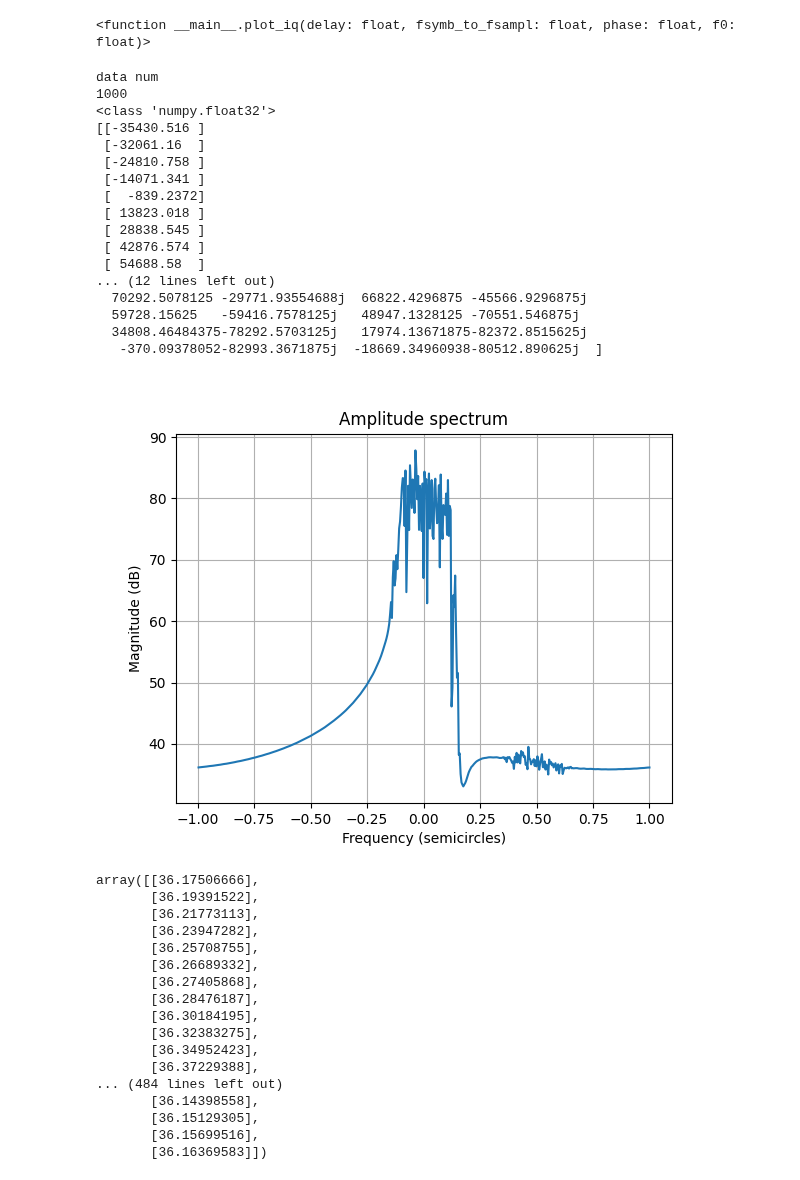
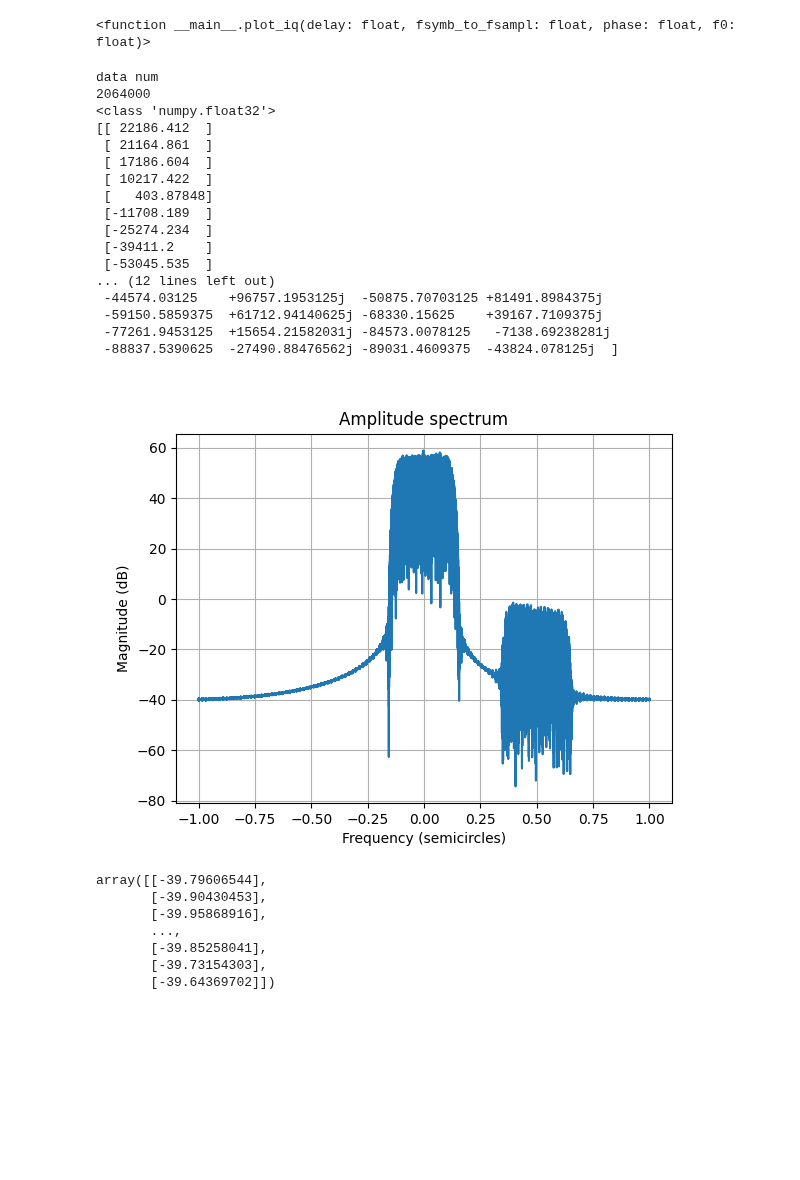
Before and after one commit to incredibleSaint/signal_processing, a Jupyter notebook: qpsk_visualization.ipynb, the cells around one changed output. Drawn from its saved outputs; the diff is of its cells as text; code cells hidden in the pictures; blank space fills up the shorter version.

```diff
--- a/qpsk_visualization.ipynb
+++ b/qpsk_visualization.ipynb
@@ -544,55 +544,47 @@ def make_cmplx_sig(iq_data):
 # %%
 
 # 1: Source signal
 #plt.close()
 #file_path = "/home/xy/Documents/samples.pcm"
 file_path = "/home/xy/cuda_filt_sig_int16.pcm" #Documents/linkstar_625kbaud_fs_1250kHz.pcm"
 file_path = "qpsk_rc_int16_1_sig.bin"
 file_path = "qpsk_rrc_int16_after_py_rrc_fl32.bin"
+# file_path = "qpsk_rrc_float.bin"
+#file_path = "/home/incredible/Projects/gpu/GPU_Overlap-and-save_convolution/GPU_OLS_C2C_sharedmemory/conv_signal.dat"
 
 data_type = 'float32'
 figure_counter = 0
-source_samples = read_float_by_unpack_delimeter(file_path, data_type, 1000, 0, '')
+source_samples = read_float_by_unpack_delimeter(file_path, data_type, 0, 0, '')
 source_signal = make_cmplx_sig(source_samples)
 print(source_signal[:30])
 #source_signal_full = read_signal(file_path, 'h', 20000)
 plot_spectrum(source_signal, 0)
 # %% [output]
 data num
-1000
+2064000
 <class 'numpy.float32'>
-[[-35430.516 ]
- [-32061.16  ]
- [-24810.758 ]
- [-14071.341 ]
- [  -839.2372]
- [ 13823.018 ]
- [ 28838.545 ]
- [ 42876.574 ]
- [ 54688.58  ]
+[[ 22186.412  ]
+ [ 21164.861  ]
+ [ 17186.604  ]
+ [ 10217.422  ]
+ [   403.87848]
+ [-11708.189  ]
+ [-25274.234  ]
+ [-39411.2    ]
+ [-53045.535  ]
 ... (12 lines left out)
-  70292.5078125 -29771.93554688j  66822.4296875 -45566.9296875j
-  59728.15625   -59416.7578125j   48947.1328125 -70551.546875j
-  34808.46484375-78292.5703125j   17974.13671875-82372.8515625j
-   -370.09378052-82993.3671875j  -18669.34960938-80512.890625j  ]
+ -44574.03125    +96757.1953125j  -50875.70703125 +81491.8984375j
+ -59150.5859375  +61712.94140625j -68330.15625    +39167.7109375j
+ -77261.9453125  +15654.21582031j -84573.0078125   -7138.69238281j
+ -88837.5390625  -27490.88476562j -89031.4609375  -43824.078125j  ]
-[figure, old version]
+[figure, new version]
-array([[36.17506666],
-       [36.19391522],
-       [36.21773113],
-       [36.23947282],
-       [36.25708755],
-       [36.26689332],
-       [36.27405868],
-       [36.28476187],
-       [36.30184195],
-       [36.32383275],
-       [36.34952423],
-       [36.37229388],
-... (484 lines left out)
-       [36.14398558],
-       [36.15129305],
-       [36.15699516],
-       [36.16369583]])
+array([[-39.79606544],
+       [-39.90430453],
+       [-39.95868916],
+       ...,
+       [-39.85258041],
+       [-39.73154303],
+       [-39.64369702]])
 # %%
 #source_signal = source_signal_full[int(2.0e7):int(2.1e7):]
 #source_signal = source_signal_full[:1000]#int(2.0e7 + 303500):int(2.0e7 + 304000):]
```
Also changed, not shown: parts of 7 cells of this notebook, 3 other files.
